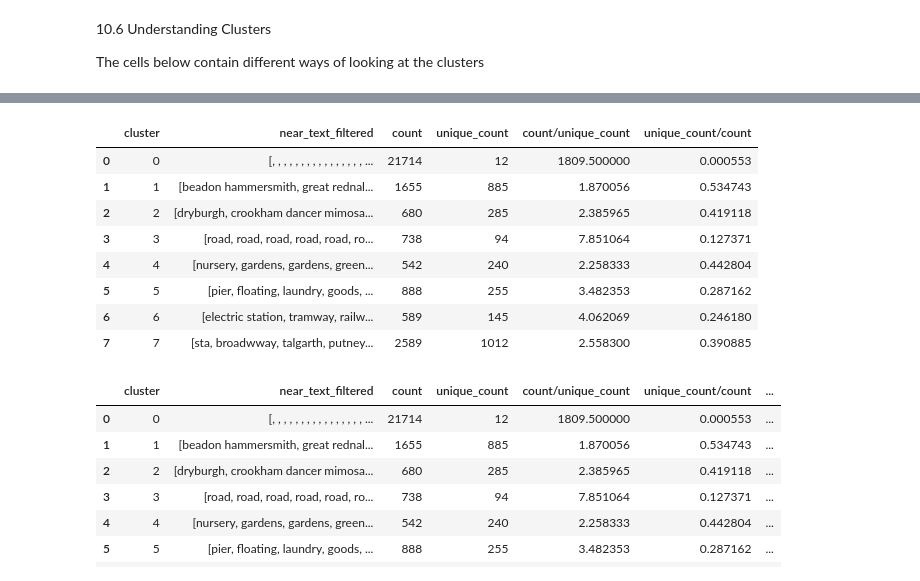
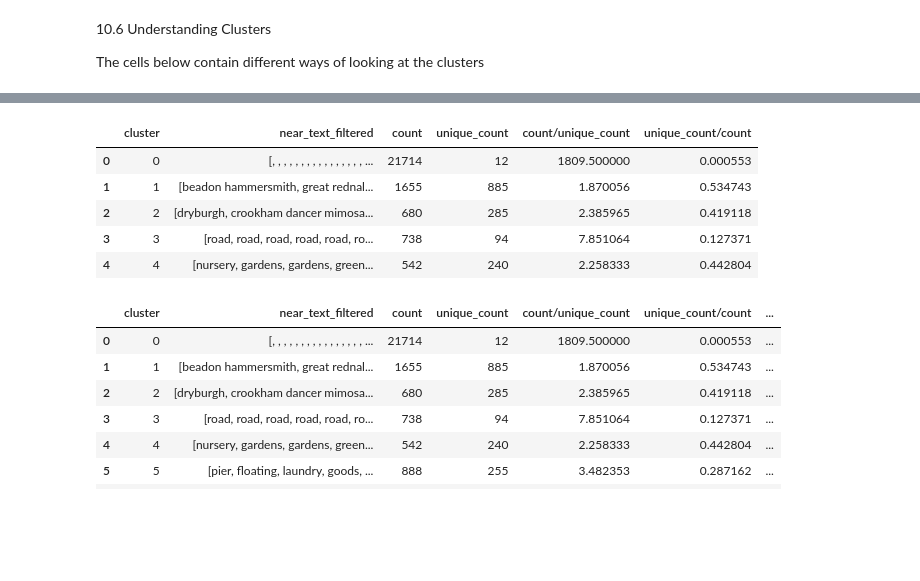
Before and after one commit to maps-as-data/imago-mundi-forum-2024, a Jupyter notebook: imago_mundi_railspace_2024_data_polygons.ipynb, the cells around one changed output, grey strips where cells are left out. Cells and saved outputs as stored; diff of their text form; code cells hidden in the pictures; blank space fills up the shorter version.

```diff
--- a/imago_mundi_railspace_2024_data_polygons.ipynb
+++ b/imago_mundi_railspace_2024_data_polygons.ipynb
@@ -476,14 +652,14 @@ fig.show()
 tqdm.pandas()
 near_text = [] # here we store labels close to the target category, i.e. railspace
 
-for i,row in tqdm(patch_labels_red.iterrows(), total=patch_labels_red.shape[0]):
+for i,row in tqdm(railspace_patches.iterrows(), total=railspace_patches.shape[0]):
 	# get text intersecting the patch
 	# get the set of text labels
-	labels_patch = list(set(recognised_text_filtered[recognised_text_filtered.intersects(row.geometry)].text_cleaned.tolist()))
+	text_in_patch = list(set(recognised_text_filtered[recognised_text_filtered.intersects(row.geometry)].text_cleaned.tolist()))
 	# sort
-	labels_patch = sorted(labels_patch)
+	text_in_patch = sorted(text_in_patch)
 	# add the labels as a list sorted alphabetically
-	near_text.append(labels_patch)
+	near_text.append(text_in_patch)
 
 
 with open('near_text.json', 'w') as out_txt:
@@ -502,3 +671,5 @@ patch_labels_red["near_text"] = patch_labels_red["near_text"].apply(filter_near_
+# %%
+railspace_patches["near_text"] = near_text
 # %%
 # 10.2 filter the list to remove short and non-alphabetic labels
 
@@ -557,10 +729,10 @@ sorted_kmeans.head()
 # choose the number of clusters with best silhouette score
 best_kmeans = sorted_kmeans.iloc[0]["kmeans"]
 # %%
-# add labels to the patch_labels_red dataframe
+# add labels to the railspace_patches dataframe
 
-patch_labels_red['cluster'] = best_kmeans.labels_
-patch_labels_red['near_text_filtered'] = near_text_filtered
+railspace_patches['cluster'] = best_kmeans.labels_
+railspace_patches['near_text_filtered'] = near_text_filtered
 # %%
 # 10.5 plot the different clusters on the map
 
@@ -570,9 +742,9 @@ patch_labels_red.explore(column='cluster', tiles=tiles, categorical=True, cmap="
 
 The cells below contain different ways of looking at the clusters
 # %%
-#get labels for each cluster in patch_labels_red
-cluster_labels = patch_labels_red.groupby('cluster')['near_text_filtered'].apply(list).reset_index()
-cluster_labels
+# get labels for each cluster in railspace_patches
+cluster_labels = railspace_patches.groupby('cluster')['near_text_filtered'].apply(list).reset_index()
+cluster_labels.head()
 # %% [output]
 |  | cluster | near_text_filtered |
 | 0 | 0 | [, , , , , , , , , , , , , , , , ... |
@@ -614,15 +761,12 @@ cluster_labels
 # %%
 cluster_labels["count/unique_count"] = cluster_labels["count"]/cluster_labels["unique_count"]
 cluster_labels["unique_count/count"] = cluster_labels["unique_count"]/cluster_labels["count"]
-cluster_labels
+cluster_labels.head()
 # %% [output]
 |  | cluster | near_text_filtered | count | unique_count | count/unique_count | unique_count/count |
 | 0 | 0 | [, , , , , , , , , , , , , , , , ... | 21714 | 12 | 1809.500000 | 0.000553 |
 | 1 | 1 | [beadon hammersmith, great rednal... | 1655 | 885 | 1.870056 | 0.534743 |
 | 2 | 2 | [dryburgh, crookham dancer mimosa... | 680 | 285 | 2.385965 | 0.419118 |
 | 3 | 3 | [road, road, road, road, road, ro... | 738 | 94 | 7.851064 | 0.127371 |
 | 4 | 4 | [nursery, gardens, gardens, green... | 542 | 240 | 2.258333 | 0.442804 |
-| 5 | 5 | [pier, floating, laundry, goods, ... | 888 | 255 | 3.482353 | 0.287162 |
-| 6 | 6 | [electric station, tramway, railw... | 589 | 145 | 4.062069 | 0.246180 |
-| 7 | 7 | [sta, broadwway, talgarth, putney... | 2589 | 1012 | 2.558300 | 0.390885 |
 # %%
```
Also changed, not shown: parts of 72 cells of this notebook.
